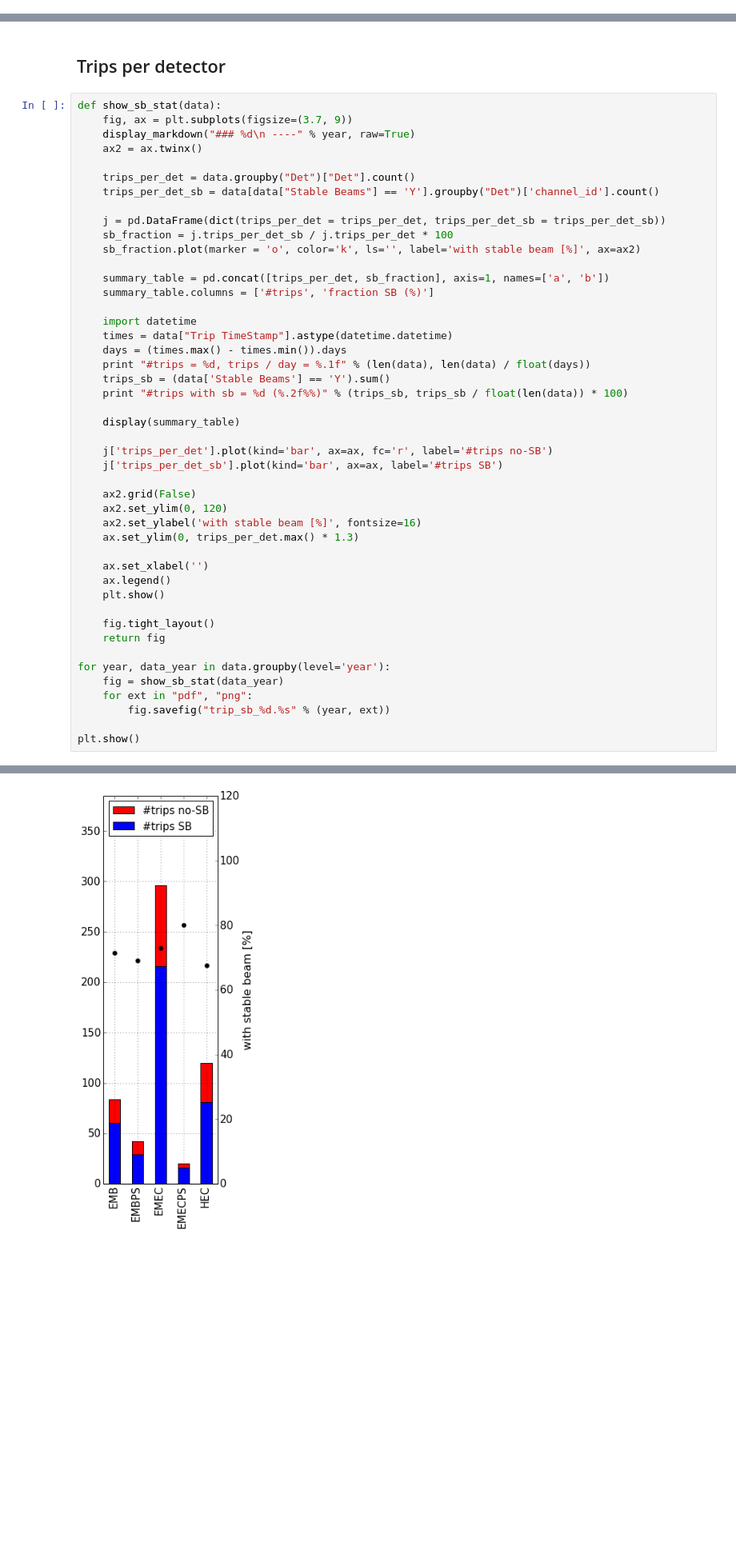
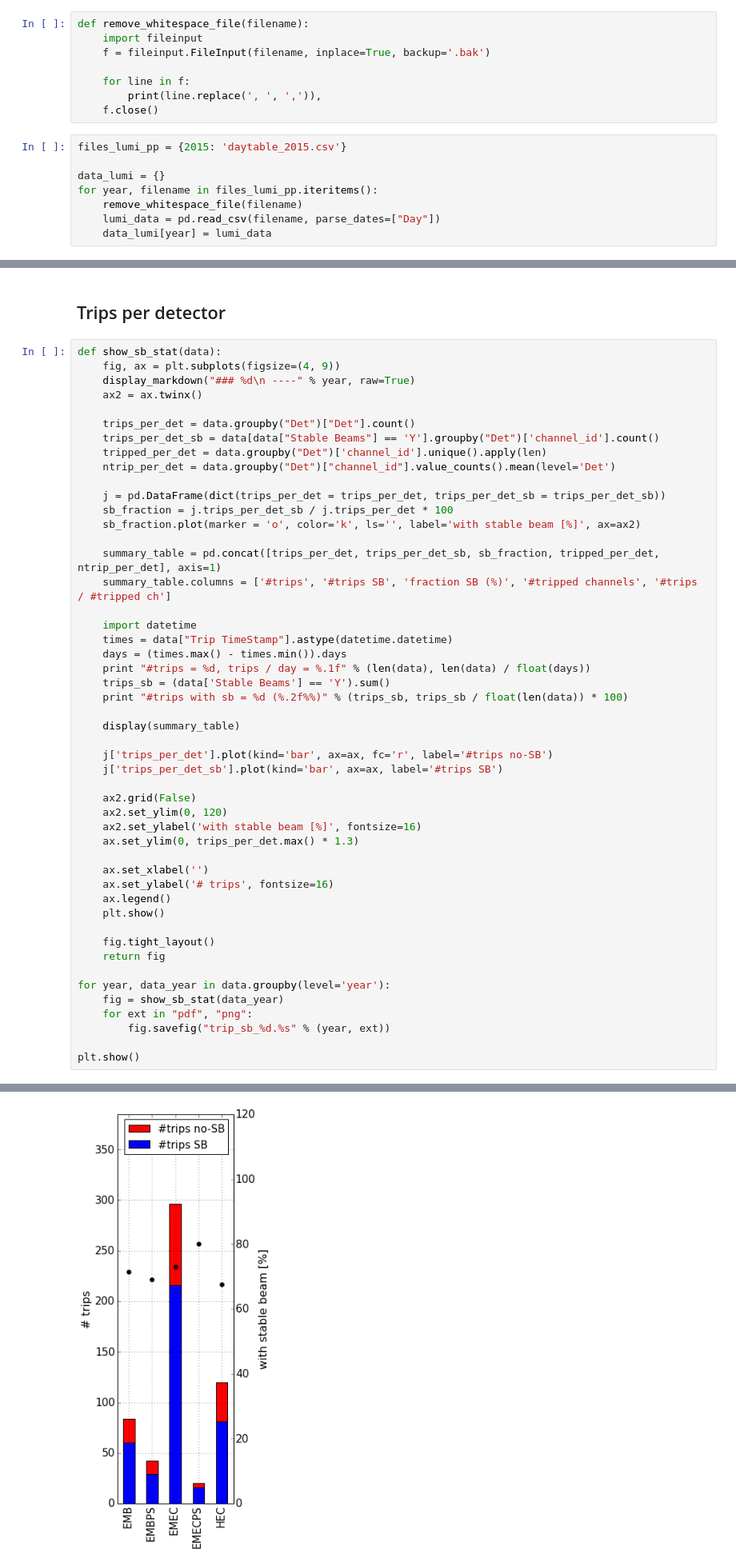
Before and after one commit to wiso/hv-trips, a Jupyter notebook: trips.ipynb, the cells around one changed output, grey strips where cells are left out. Shown at 80% size. Cells and saved outputs as stored; diff of their text form; blank space fills up the shorter version.

```diff
--- a/trips.ipynb
+++ b/trips.ipynb
@@ -19,0 +22,16 @@ locale.setlocale(locale.LC_ALL, 'en_US')
+# %%
+def remove_whitespace_file(filename):
+    import fileinput
+    f = fileinput.FileInput(filename, inplace=True, backup='.bak')
+
+    for line in f:
+        print(line.replace(', ', ',')),
+    f.close()
+# %%
+files_lumi_pp = {2015: 'daytable_2015.csv'}
+
+data_lumi = {}
+for year, filename in files_lumi_pp.iteritems():
+    remove_whitespace_file(filename)
+    lumi_data = pd.read_csv(filename, parse_dates=["Day"])
+    data_lumi[year] = lumi_data
@@ -99,19 +131,21 @@ for year, data_year in data.groupby(level='year'):
 ## Trips per detector
 # %%
 def show_sb_stat(data):
-    fig, ax = plt.subplots(figsize=(3.7, 9))
+    fig, ax = plt.subplots(figsize=(4, 9))
     display_markdown("### %d\n ----" % year, raw=True)
     ax2 = ax.twinx()
 
     trips_per_det = data.groupby("Det")["Det"].count()
     trips_per_det_sb = data[data["Stable Beams"] == 'Y'].groupby("Det")['channel_id'].count()
+    tripped_per_det = data.groupby("Det")['channel_id'].unique().apply(len)
+    ntrip_per_det = data.groupby("Det")["channel_id"].value_counts().mean(level='Det')
 
     j = pd.DataFrame(dict(trips_per_det = trips_per_det, trips_per_det_sb = trips_per_det_sb))
     sb_fraction = j.trips_per_det_sb / j.trips_per_det * 100
     sb_fraction.plot(marker = 'o', color='k', ls='', label='with stable beam [%]', ax=ax2)
 
-    summary_table = pd.concat([trips_per_det, sb_fraction], axis=1, names=['a', 'b'])
-    summary_table.columns = ['#trips', 'fraction SB (%)']
+    summary_table = pd.concat([trips_per_det, trips_per_det_sb, sb_fraction, tripped_per_det, ntrip_per_det], axis=1)
+    summary_table.columns = ['#trips', '#trips SB', 'fraction SB (%)', '#tripped channels', '#trips / #tripped ch']
 
     import datetime
     times = data["Trip TimeStamp"].astype(datetime.datetime)
@@ -131,6 +165,7 @@ def show_sb_stat(data):
     ax.set_ylim(0, trips_per_det.max() * 1.3)
 
     ax.set_xlabel('')
+    ax.set_ylabel('# trips', fontsize=16)
     ax.legend()
     plt.show()
 
@@ -158,4 +193,4 @@ plt.show()
-[figure, old version]
+[figure, new version]
 ### 2012
  ----
 #trips = 327, trips / day = 1.0
```
Also changed, not shown: parts of 13 cells of this notebook, 19 other files.
